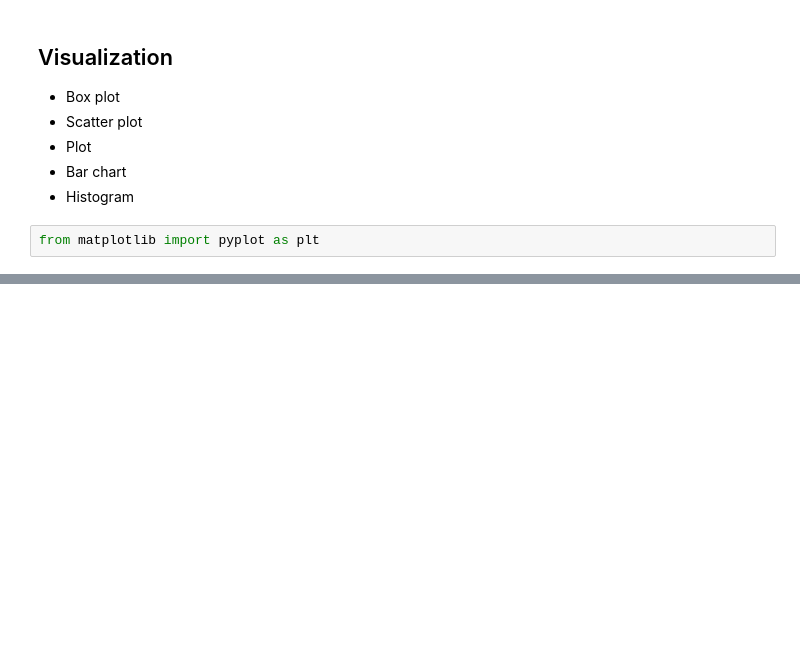
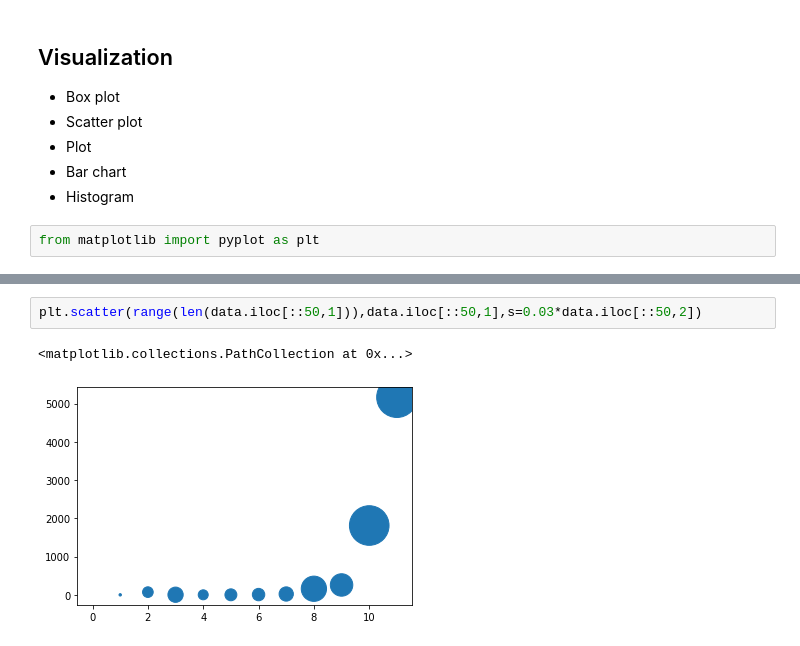
Before and after one commit to Jittiya/DWDM21, a Jupyter notebook: Data_Visualizetion.ipynb, the cells around one changed output, grey strips where cells are left out. Cells and saved outputs as stored; diff of their text form; blank space fills up the shorter version.

```diff
--- a/Data_Visualizetion.ipynb
+++ b/Data_Visualizetion.ipynb
@@ -58,0 +77,5 @@ from matplotlib import pyplot as plt
+# %%
+plt.scatter(range(len(data.iloc[::50,1])),data.iloc[::50,1],s=0.03*data.iloc[::50,2])
+# %% [output]
+<matplotlib.collections.PathCollection at 0x...>
+[figure, added]
```
Also changed, not shown: parts of 10 cells of this notebook.
